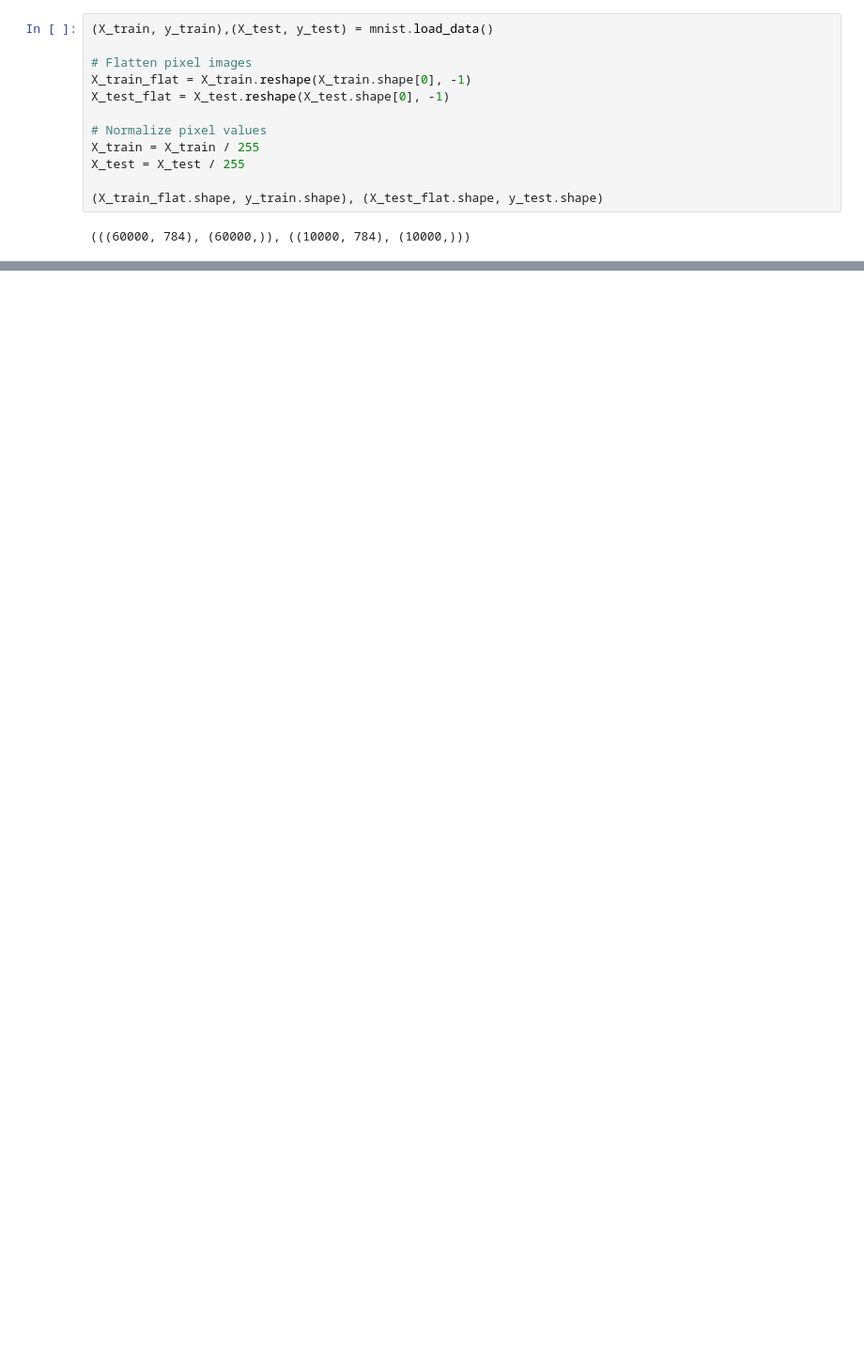
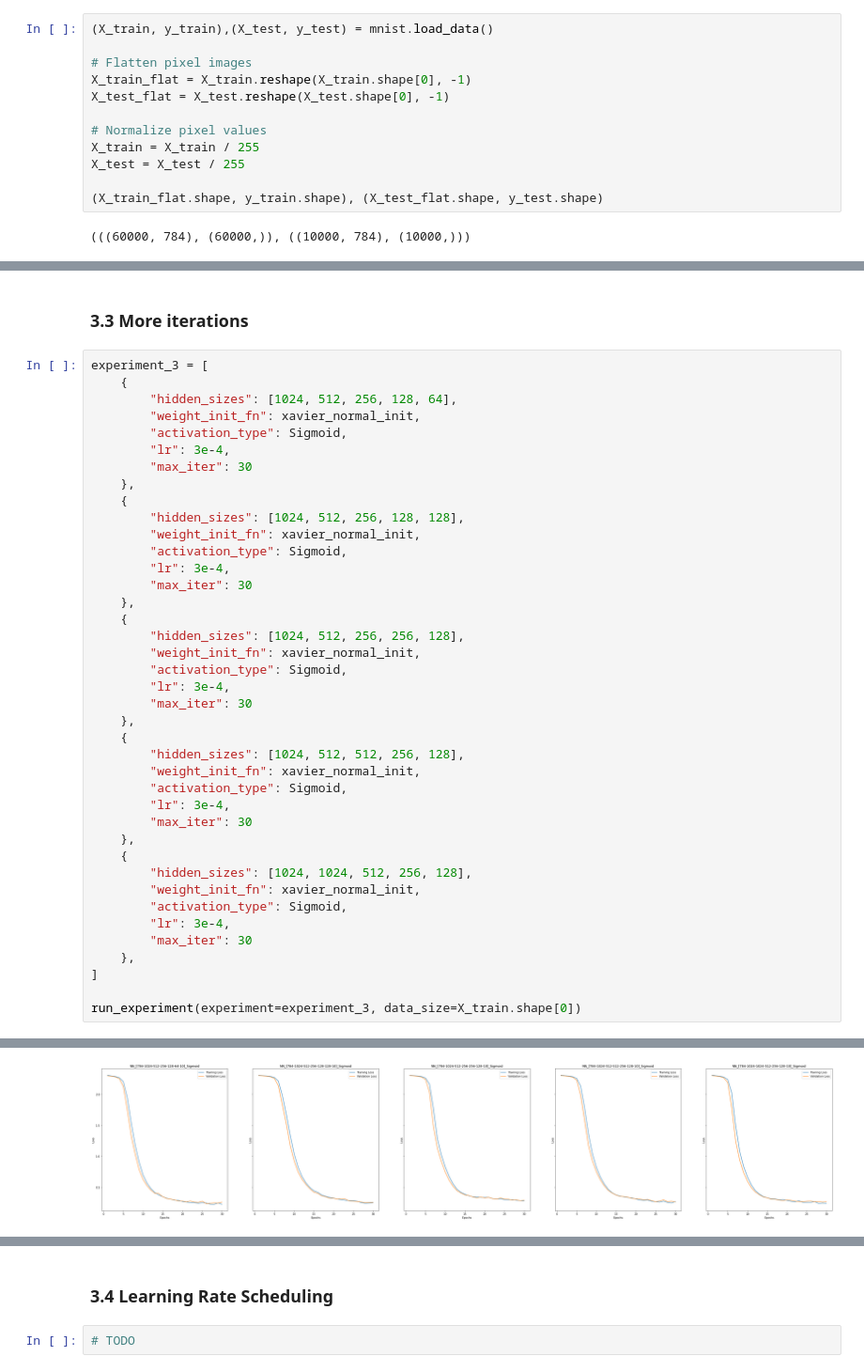
Before and after one commit to OmriGruman/intro-to-machine-learning, a Jupyter notebook: neural_network/neural_network.ipynb, the cells around one changed output, grey strips where cells are left out. Shown at 94% size. Cells and saved outputs as stored; diff of their text form; blank space fills up the shorter version.

```diff
--- a/neural_network/neural_network.ipynb
+++ b/neural_network/neural_network.ipynb
@@ -308,0 +440,43 @@ plot_confusion_matrix(nn_clf, X_train_flat[nn_clf.val_rows, :], y_train[nn_clf.v
+# %% [markdown]
+### 3.3 More iterations
+# %%
+experiment_3 = [
+    {
+        "hidden_sizes": [1024, 512, 256, 128, 64],
+        "weight_init_fn": xavier_normal_init,
+        "activation_type": Sigmoid,
+        "lr": 3e-4,
+        "max_iter": 30
+    },
+    {
+        "hidden_sizes": [1024, 512, 256, 128, 128],
+        "weight_init_fn": xavier_normal_init,
+        "activation_type": Sigmoid,
+        "lr": 3e-4,
+        "max_iter": 30
+    },
+    {
+        "hidden_sizes": [1024, 512, 256, 256, 128],
+        "weight_init_fn": xavier_normal_init,
+        "activation_type": Sigmoid,
+        "lr": 3e-4,
+        "max_iter": 30
+    },
+    {
+        "hidden_sizes": [1024, 512, 512, 256, 128],
+        "weight_init_fn": xavier_normal_init,
+        "activation_type": Sigmoid,
+        "lr": 3e-4,
+        "max_iter": 30
+    },
+    {
+        "hidden_sizes": [1024, 1024, 512, 256, 128],
+        "weight_init_fn": xavier_normal_init,
+        "activation_type": Sigmoid,
+        "lr": 3e-4,
+        "max_iter": 30
+    },
+]
+
+run_experiment(experiment=experiment_3, data_size=X_train.shape[0])
+# %% [output]
@@ -308,0 +493 @@ plot_confusion_matrix(nn_clf, X_train_flat[nn_clf.val_rows, :], y_train[nn_clf.v
+[figure, added]
@@ -308,0 +495,4 @@ plot_confusion_matrix(nn_clf, X_train_flat[nn_clf.val_rows, :], y_train[nn_clf.v
+# %% [markdown]
+### 3.4 Learning Rate Scheduling
+# %%
+# TODO
```
Also changed, not shown: parts of 39 cells of this notebook.
